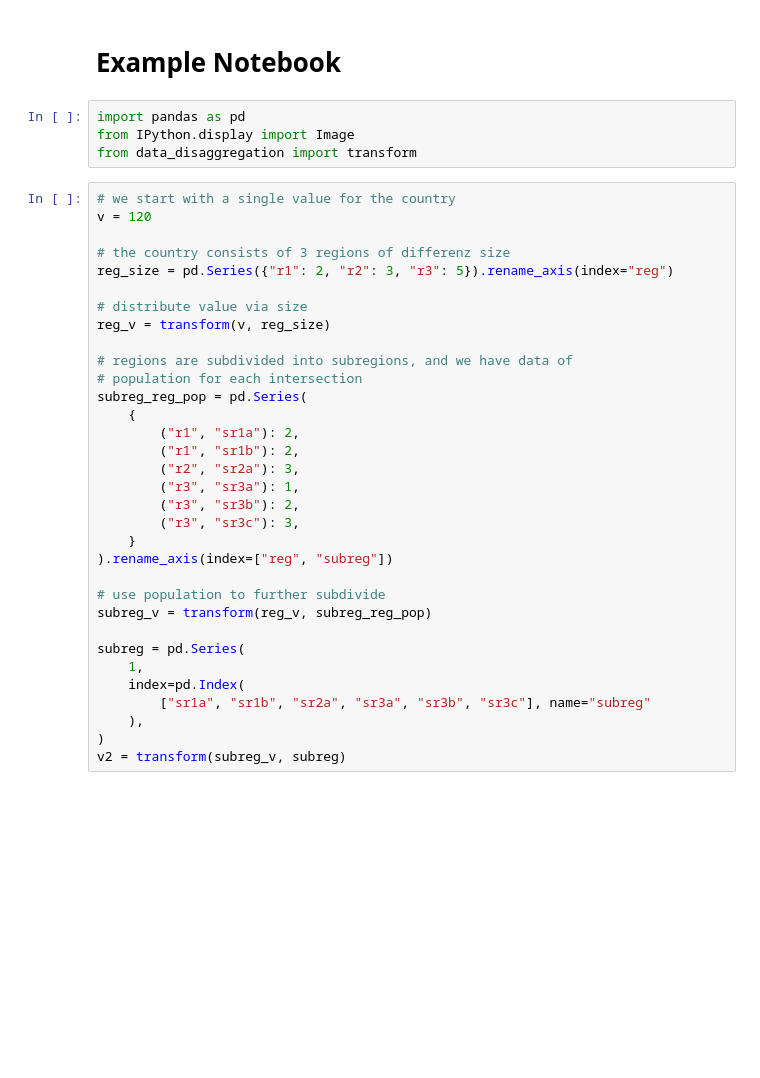
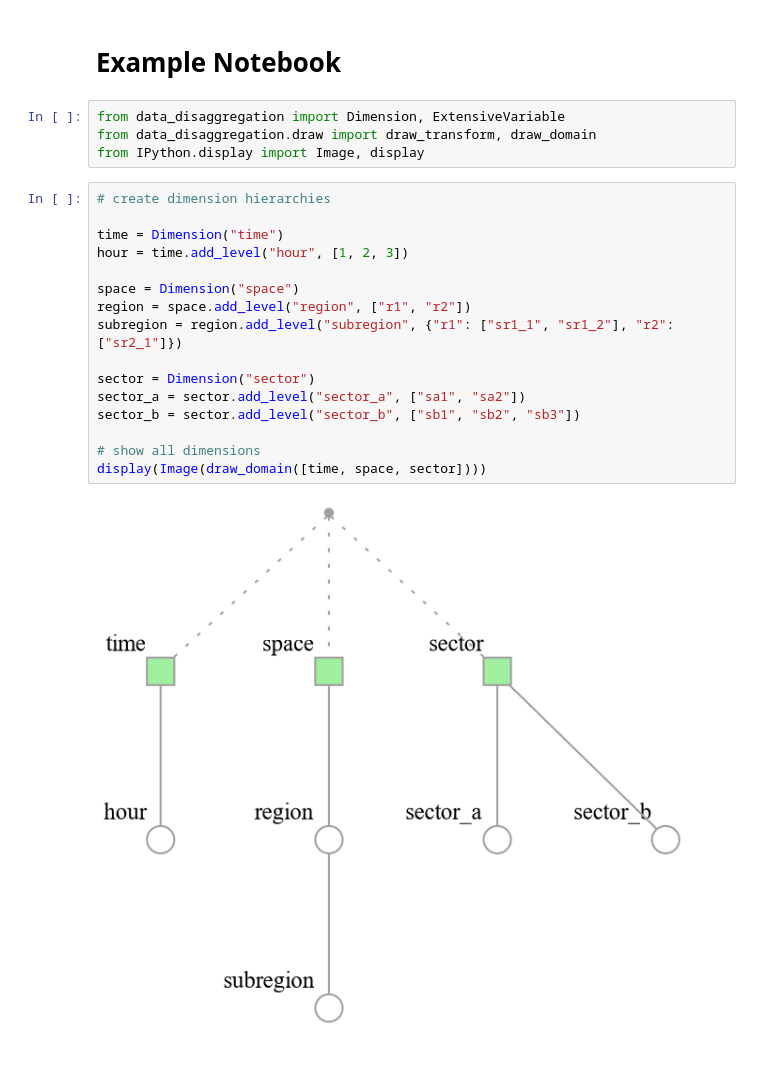
Before and after one commit to wingechr/data-disaggregation, a Jupyter notebook: docs/example.ipynb, the cells around one changed output. Drawn from its saved outputs; the diff is of its cells as text; blank space fills up the shorter version.

```diff
--- a/docs/example.ipynb
+++ b/docs/example.ipynb
@@ -1,39 +1,24 @@
 # %% [markdown]
 # Example Notebook
-# %%
-import pandas as pd
-from IPython.display import Image
-from data_disaggregation import transform
-# %%
-# we start with a single value for the country
-v = 120
-
-# the country consists of 3 regions of differenz size
-reg_size = pd.Series({"r1": 2, "r2": 3, "r3": 5}).rename_axis(index="reg")
-
-# distribute value via size
-reg_v = transform(v, reg_size)
-
-# regions are subdivided into subregions, and we have data of
-# population for each intersection
-subreg_reg_pop = pd.Series(
-    {
-        ("r1", "sr1a"): 2,
-        ("r1", "sr1b"): 2,
-        ("r2", "sr2a"): 3,
-        ("r3", "sr3a"): 1,
-        ("r3", "sr3b"): 2,
-        ("r3", "sr3c"): 3,
-    }
-).rename_axis(index=["reg", "subreg"])
-
-# use population to further subdivide
-subreg_v = transform(reg_v, subreg_reg_pop)
-
-subreg = pd.Series(
-    1,
-    index=pd.Index(
-        ["sr1a", "sr1b", "sr2a", "sr3a", "sr3b", "sr3c"], name="subreg"
-    ),
-)
-v2 = transform(subreg_v, subreg)
+# %%
+from data_disaggregation import Dimension, ExtensiveVariable
+from data_disaggregation.draw import draw_transform, draw_domain
+from IPython.display import Image, display
+# %%
+# create dimension hierarchies
+
+time = Dimension("time")
+hour = time.add_level("hour", [1, 2, 3])
+
+space = Dimension("space")
+region = space.add_level("region", ["r1", "r2"])
+subregion = region.add_level("subregion", {"r1": ["sr1_1", "sr1_2"], "r2": ["sr2_1"]})
+
+sector = Dimension("sector")
+sector_a = sector.add_level("sector_a", ["sa1", "sa2"])
+sector_b = sector.add_level("sector_b", ["sb1", "sb2", "sb3"])
+
+# show all dimensions
+display(Image(draw_domain([time, space, sector])))
+# %% [output]
+[figure, added]
```
Also changed, not shown: parts of 4 cells of this notebook, 25 other files.
